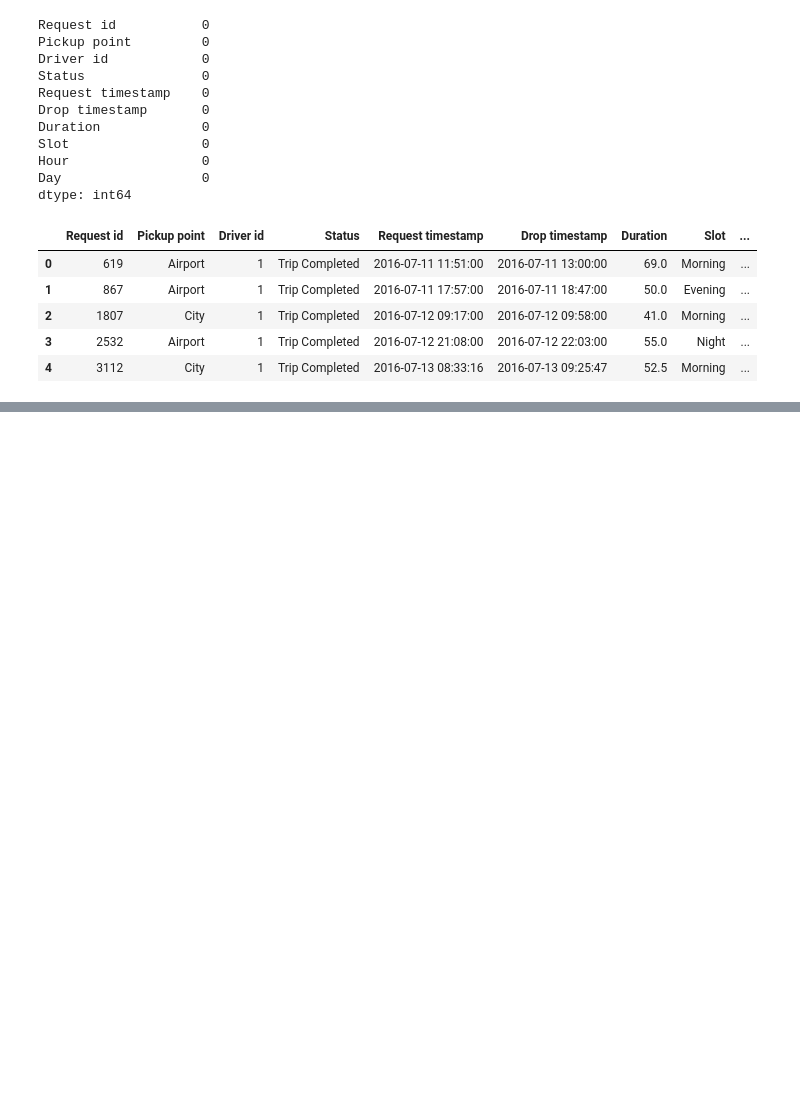
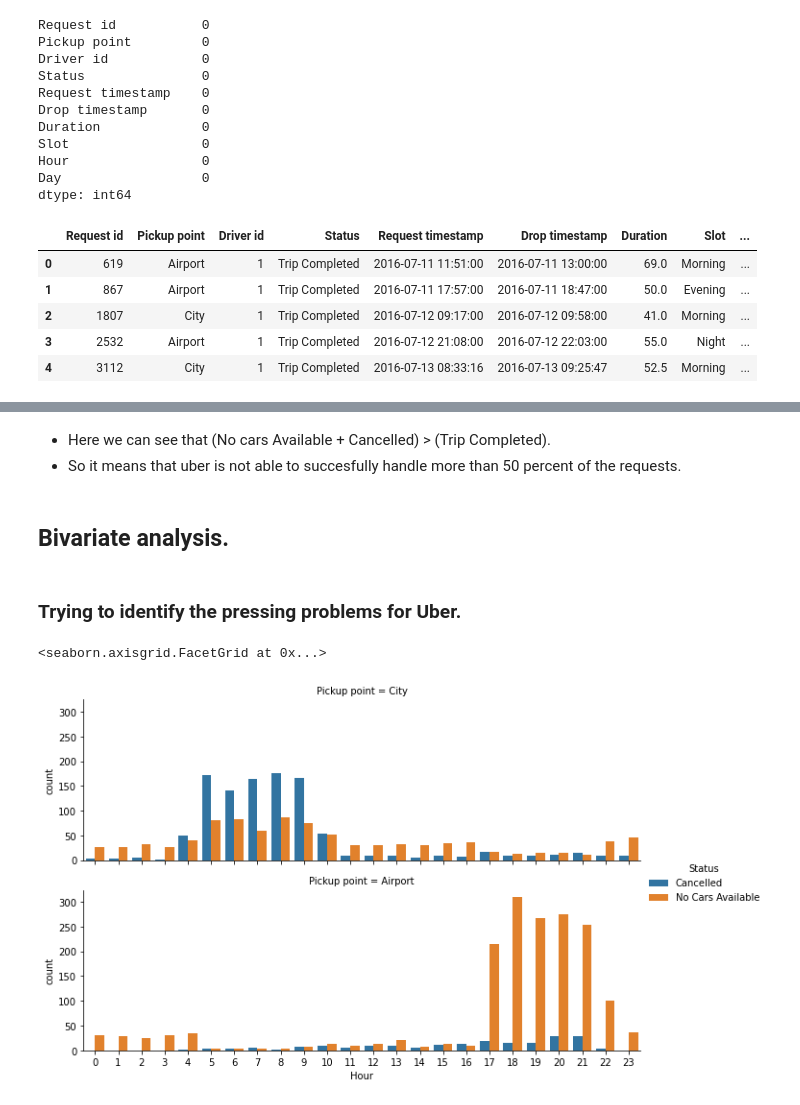
Before and after one commit to VikashShrivastava/EDA_PROJECT, a Jupyter notebook: EDA_CODES.ipynb, the cells around one changed output, grey strips where cells are left out. Saved outputs shown, nothing was run; the diff lists cells and outputs as text; code cells hidden in the pictures; blank space fills up the shorter version.

```diff
--- a/EDA_CODES.ipynb
+++ b/EDA_CODES.ipynb
@@ -306,0 +343,16 @@ uber_data.head()
+# %% [markdown]
+- Here we can see that (No cars Available + Cancelled) > (Trip Completed).
+- So it means that uber is not able to succesfully handle more than 50 percent of the requests.
+# %% [markdown]
+## Bivariate analysis.
+# %% [markdown]
+### Trying to identify the pressing problems for Uber.
+# %%
+# Using factorplot since we have to visualize the spread of count of trips broken down by status of trip and pickup point
+
+# plot hour w.r.t. status for different pickup points and identify the pressing problems for Uber; Incomplete trips only
+
+sns.factorplot(x = "Hour", hue = "Status", row = "Pickup point", data = uber_data[uber_data['Status']!='Trip Completed'], kind = "count", size=3, aspect=3)
+# %% [output]
+<seaborn.axisgrid.FacetGrid at 0x...>
+[figure, added]
```
Also changed, not shown: parts of 27 cells of this notebook.
